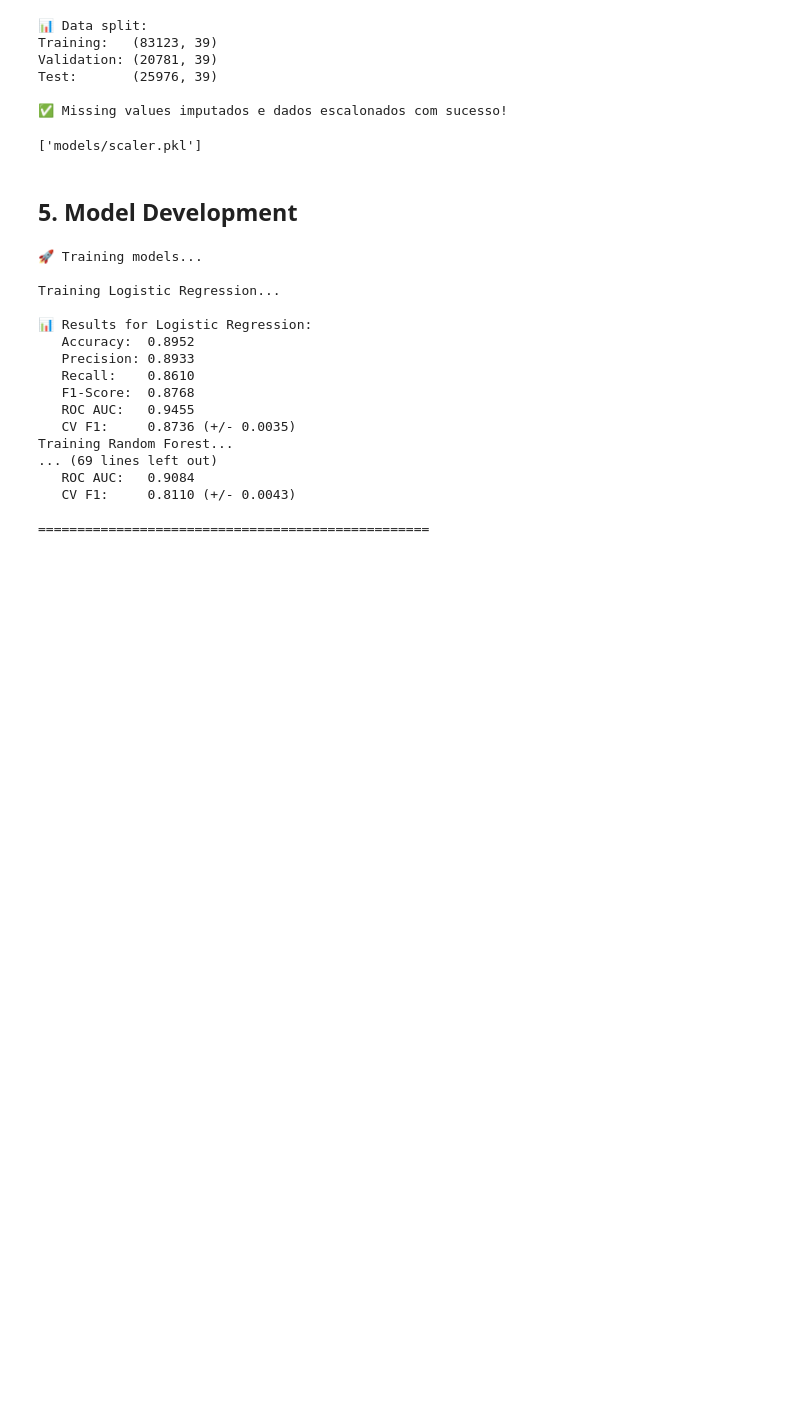
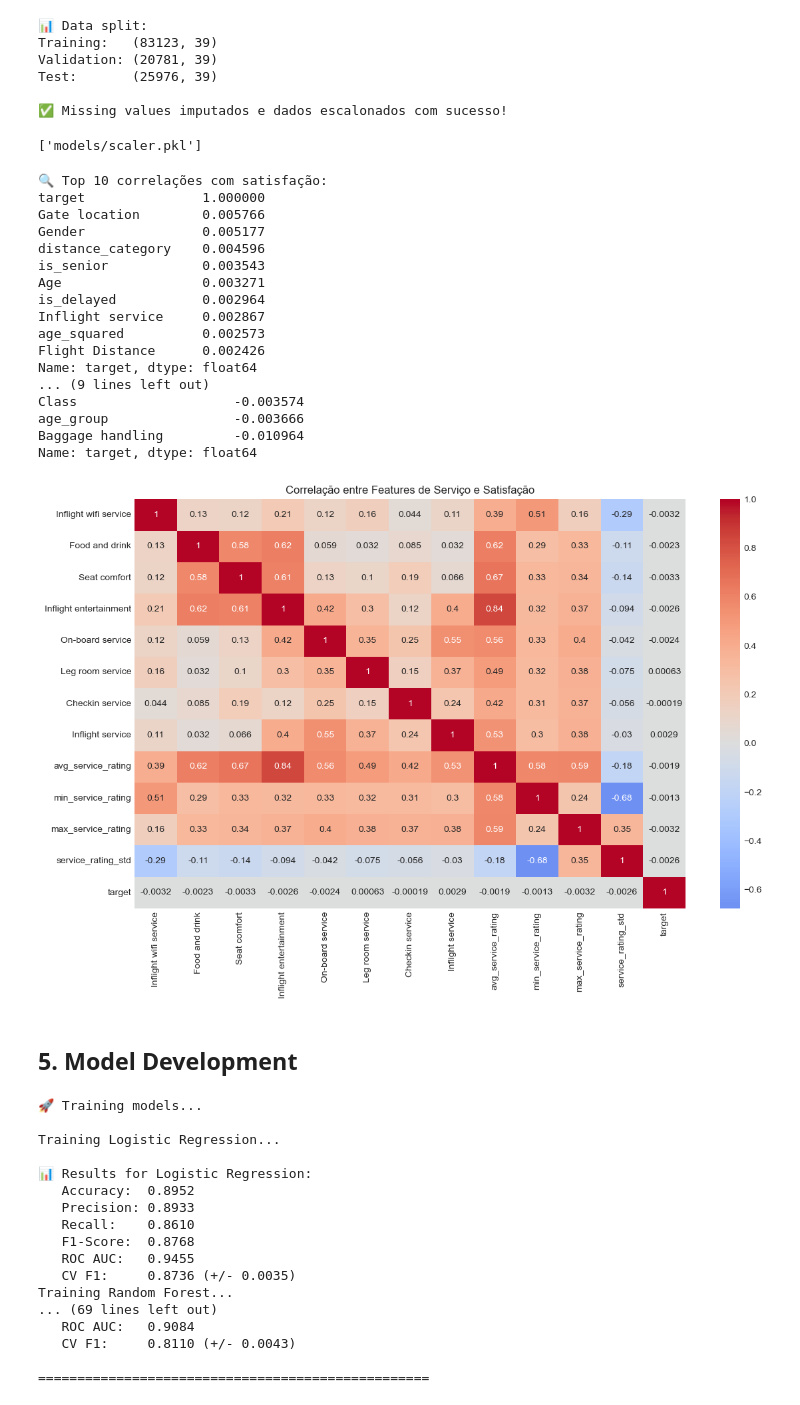
Before and after one commit to Pedrom2002/Airline-Passenger-Satisfaction--v2, a Jupyter notebook: Modeling Notebook.ipynb, the cells around one changed output. Cells and saved outputs as stored; diff of their text form; code cells hidden in the pictures; blank space fills up the shorter version.

```diff
--- a/Modeling Notebook.ipynb
+++ b/Modeling Notebook.ipynb
@@ -411,6 +411,57 @@ Test:       (25976, 39)
 
 ✅ Missing values imputados e dados escalonados com sucesso!
 ['models/scaler.pkl']
+# %%
+def analyze_feature_correlations(X, y, feature_names):
+    """Analisa correlações entre features e target"""
+    df_analysis = pd.DataFrame(X, columns=feature_names)
+    df_analysis['target'] = y
+
+    # Correlação com target
+    correlations = df_analysis.corr()['target'].sort_values(ascending=False)
+
+    print("🔍 Top 10 correlações com satisfação:")
+    print(correlations.head(10))
+
+    print("\n🔍 Bottom 10 correlações com satisfação:")
+    print(correlations.tail(10))
+
+    # Matriz de correlação das features de serviço
+    service_features = [col for col in feature_names if any(
+        keyword in col.lower() for keyword in ['service', 'comfort', 'food', 'wifi', 'entertainment']
+    )]
+
+    if service_features:
+        plt.figure(figsize=(12, 8))
+        service_corr = df_analysis[service_features + ['target']].corr()
+        sns.heatmap(service_corr, annot=True, cmap='coolwarm', center=0)
+        plt.title('Correlação entre Features de Serviço e Satisfação')
+        plt.tight_layout()
+        plt.show()
+
+    return correlations
+
+# Executar análise
+correlations = analyze_feature_correlations(X_train_scaled, y_train, feature_cols)
+# %% [output]
+🔍 Top 10 correlações com satisfação:
+target               1.000000
+Gate location        0.005766
+Gender               0.005177
+distance_category    0.004596
+is_senior            0.003543
+Age                  0.003271
+is_delayed           0.002964
+Inflight service     0.002867
+age_squared          0.002573
+Flight Distance      0.002426
+Name: target, dtype: float64
+... (9 lines left out)
+Class                    -0.003574
+age_group                -0.003666
+Baggage handling         -0.010964
+Name: target, dtype: float64
+[figure, added]
 # %% [markdown]
 ## 5. Model Development
 # %%
```
Also changed, not shown: parts of 3 cells of this notebook, 15 other files.
